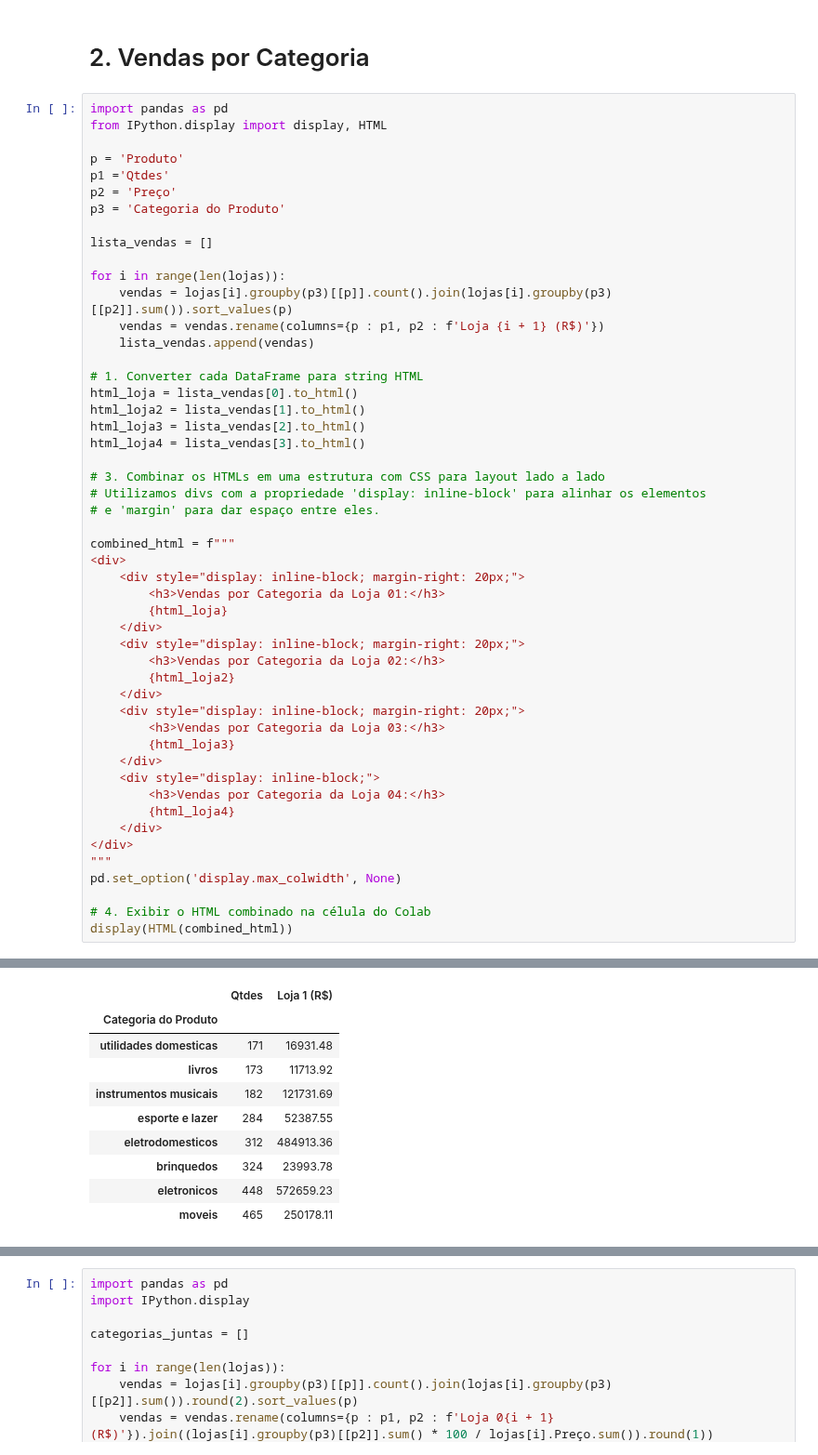
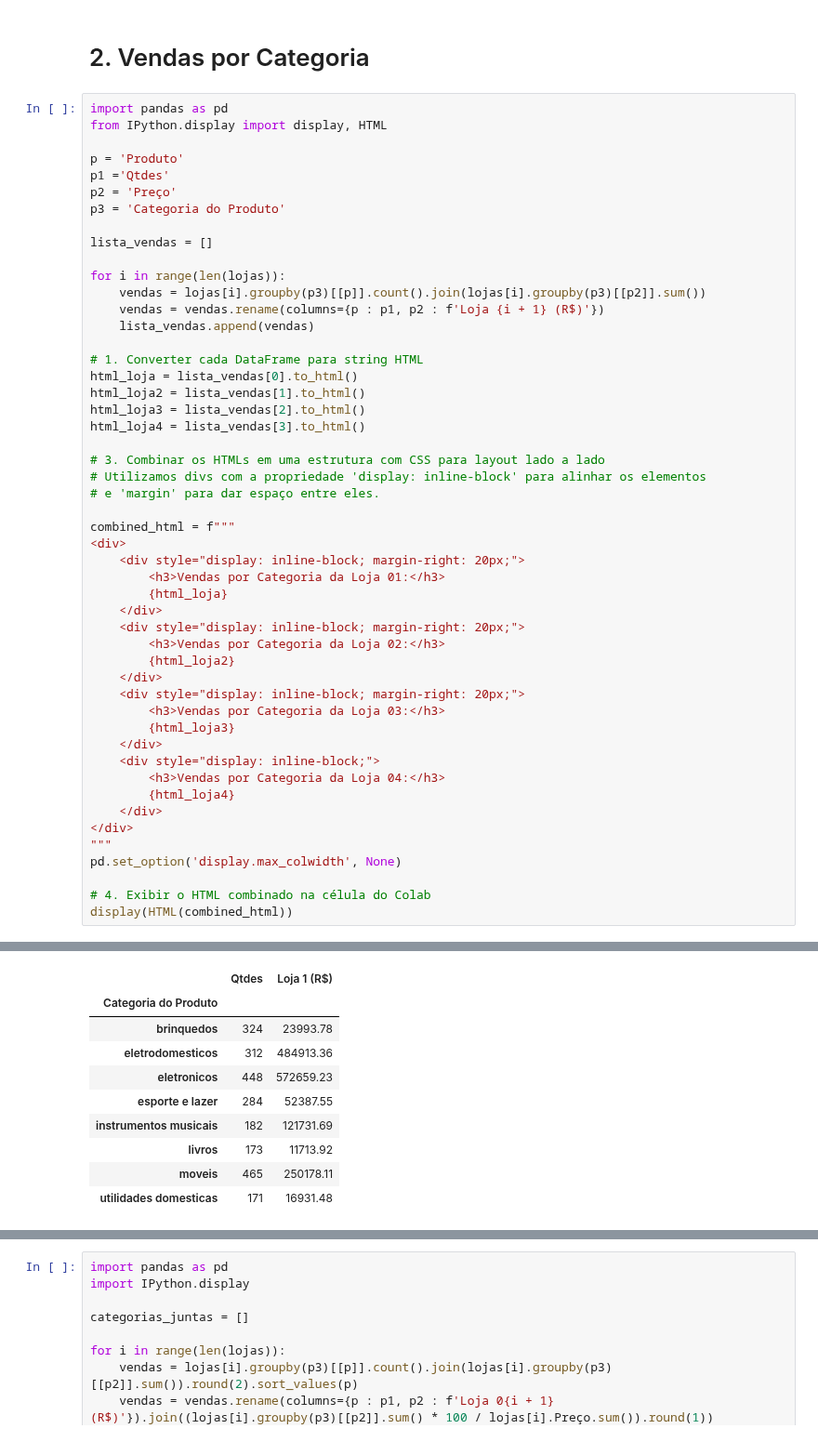
Before and after one commit to carlos-000-carlos/Challenge_1-Alura_Store-Cabral, a Jupyter notebook: AluraStoreBr.ipynb, the cells around one changed output, grey strips where cells are left out. Shown at 93% size. Cells and saved outputs as stored; diff of their text form.

```diff
--- a/AluraStoreBr.ipynb
+++ b/AluraStoreBr.ipynb
@@ -165,7 +165,7 @@ p3 = 'Categoria do Produto'
 lista_vendas = []
 
 for i in range(len(lojas)):
-    vendas = lojas[i].groupby(p3)[[p]].count().join(lojas[i].groupby(p3)[[p2]].sum()).sort_values(p)
+    vendas = lojas[i].groupby(p3)[[p]].count().join(lojas[i].groupby(p3)[[p2]].sum())
     vendas = vendas.rename(columns={p : p1, p2 : f'Loja {i + 1} (R$)'})
     lista_vendas.append(vendas)
 
@@ -180,41 +180,41 @@ html_loja4 = lista_vendas[3].to_html()
 # e 'margin' para dar espaço entre eles.
 
 combined_html = f"""
 <div>
     <div style="display: inline-block; margin-right: 20px;">
         <h3>Vendas por Categoria da Loja 01:</h3>
         {html_loja}
     </div>
     <div style="display: inline-block; margin-right: 20px;">
         <h3>Vendas por Categoria da Loja 02:</h3>
         {html_loja2}
     </div>
     <div style="display: inline-block; margin-right: 20px;">
         <h3>Vendas por Categoria da Loja 03:</h3>
         {html_loja3}
     </div>
     <div style="display: inline-block;">
         <h3>Vendas por Categoria da Loja 04:</h3>
         {html_loja4}
     </div>
 </div>
 """
 pd.set_option('display.max_colwidth', None)
 
 # 4. Exibir o HTML combinado na célula do Colab
 display(HTML(combined_html))
 # %% [output]
 Vendas por Categoria da Loja 01:
 |  | Qtdes | Loja 1 (R$) |
 | Categoria do Produto |  |  |
+| brinquedos | 324 | 23993.78 |
+| eletrodomesticos | 312 | 484913.36 |
+| eletronicos | 448 | 572659.23 |
+| esporte e lazer | 284 | 52387.55 |
+| instrumentos musicais | 182 | 121731.69 |
+| livros | 173 | 11713.92 |
+| moveis | 465 | 250178.11 |
 | utilidades domesticas | 171 | 16931.48 |
-| livros | 173 | 11713.92 |
-| instrumentos musicais | 182 | 121731.69 |
-| esporte e lazer | 284 | 52387.55 |
-| eletrodomesticos | 312 | 484913.36 |
-| brinquedos | 324 | 23993.78 |
-| eletronicos | 448 | 572659.23 |
-| moveis | 465 | 250178.11 |
 Vendas por Categoria da Loja 02:
 |  | Qtdes | Loja 2 (R$) |
 | Categoria do Produto |  |  |
```
Also changed, not shown: parts of 16 cells of this notebook.
